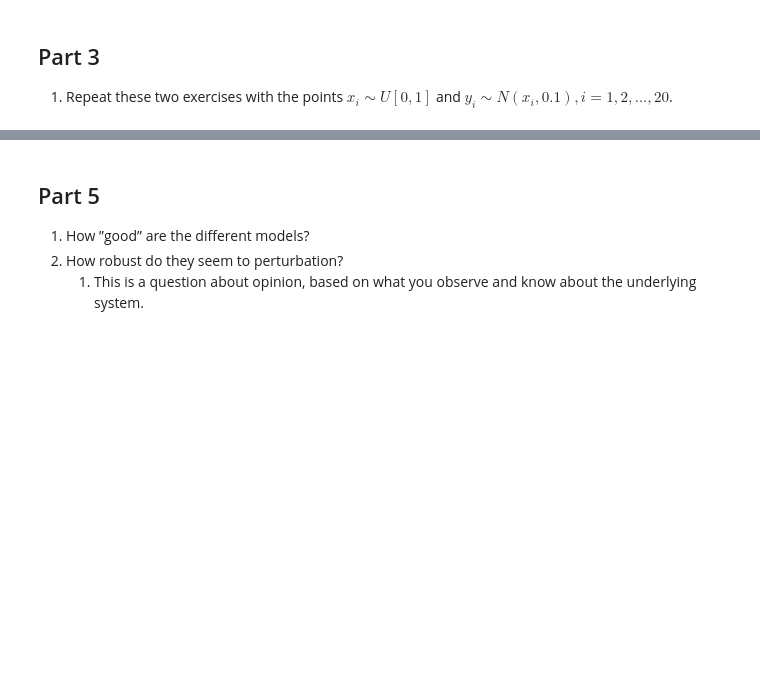
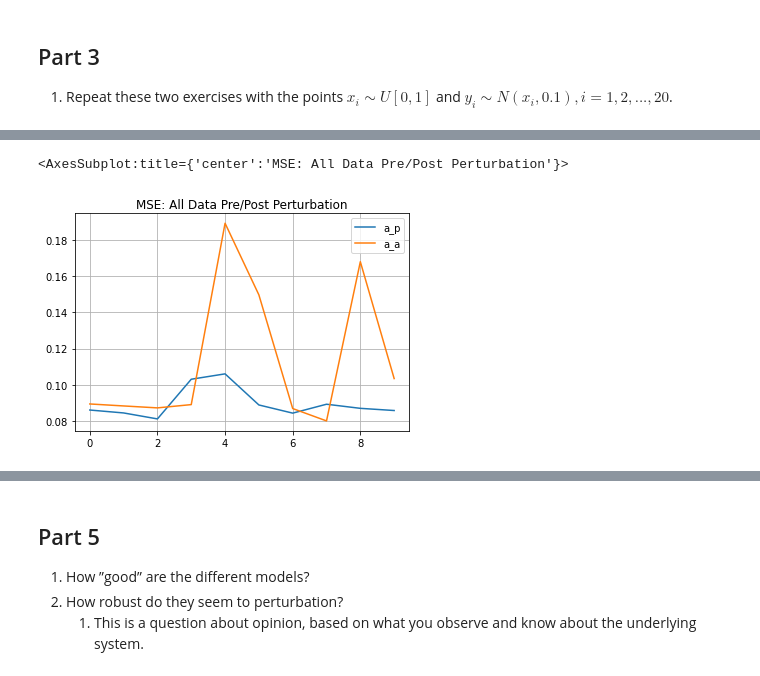
Before and after one commit to digital-tenebrist/udel-math-637, a Jupyter notebook: exercise_1/problem_5.ipynb, the cells around one changed output, grey strips where cells are left out. Cells and saved outputs as stored; diff of their text form; code cells hidden in the pictures; blank space fills up the shorter version.

```diff
--- a/exercise_1/problem_5.ipynb
+++ b/exercise_1/problem_5.ipynb
@@ -30,0 +269,8 @@
+# %%
+# t_p -> train data pre perturbation
+# a_p -> all data pre perturbation
+# t_a -> train data after perturbation
+# a_a -> all data after perturbation
+
+p4_df = pd.DataFrame(p4_err_tuple_list, columns =['t_p', 'a_p', 't_a', 'a_a'])
+p4_df
@@ -30,0 +289,11 @@
+# %%
+params={
+    'title': 'MSE: All Data Pre/Post Perturbation',
+    'grid':True
+}
+
+s_df=p4_df[['a_p', 'a_a']]
+s_df.plot(**params)
+# %% [output]
+<AxesSubplot:title={'center':'MSE: All Data Pre/Post Perturbation'}>
+[figure, added]
```
Also changed, not shown: parts of 27 cells of this notebook, 1 other file.
